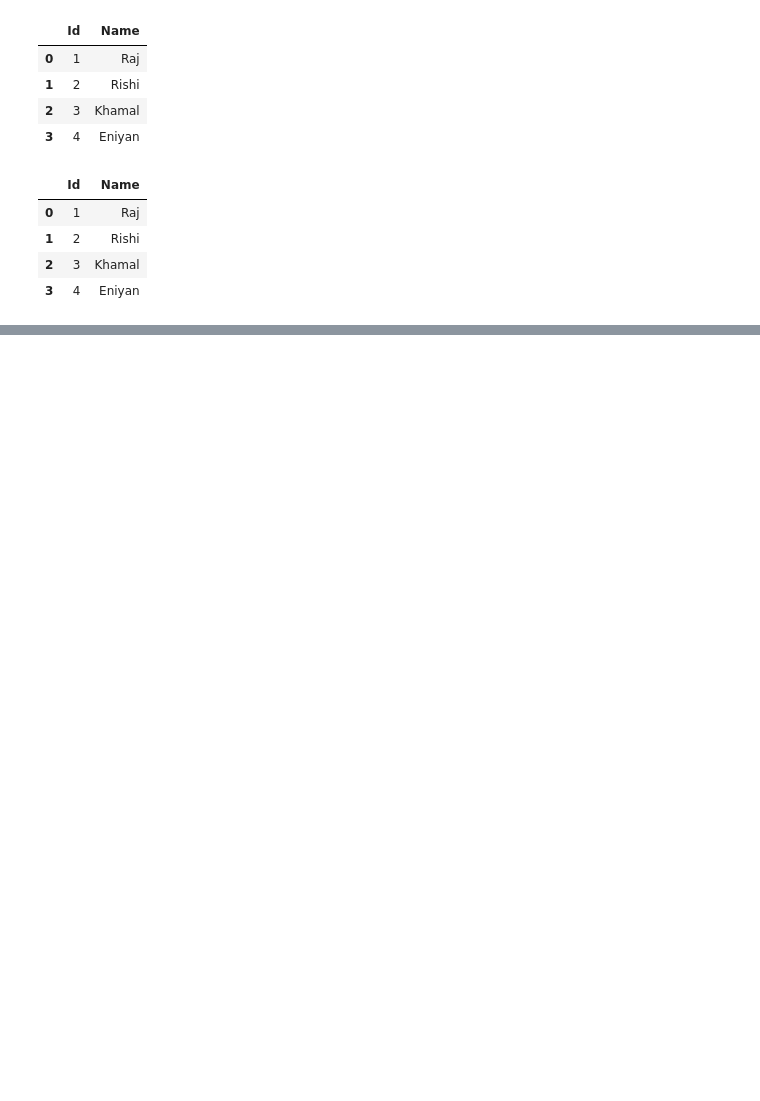
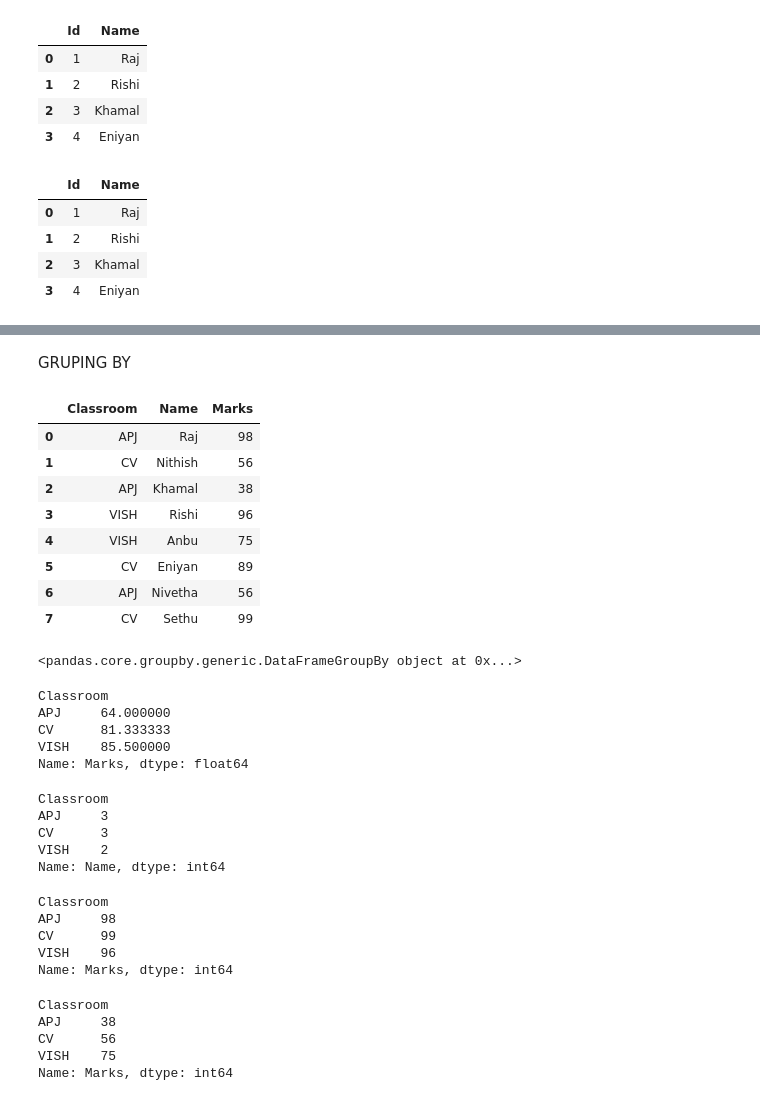
Before and after one commit to Nivetha1705/Practice-Data-Analytics, a Jupyter notebook: Python/Pandas(Travel dataset).ipynb, the cells around one changed output, grey strips where cells are left out. Drawn from its saved outputs; the diff is of its cells as text; code cells hidden in the pictures; blank space fills up the shorter version.

```diff
--- a/Python/Pandas(Travel dataset).ipynb
+++ b/Python/Pandas(Travel dataset).ipynb
@@ -896,0 +918,60 @@ df1
+# %% [markdown]
+GRUPING BY
+# %%
+data={"Classroom" : ["APJ","CV","APJ","VISH","VISH","CV","APJ","CV"],
+      "Name":["Raj","Nithish","Khamal","Rishi","Anbu","Eniyan","Nivetha","Sethu"],
+      "Marks" : [98,56,38,96,75,89,56,99]
+}
+df=pd.DataFrame(data)
+df
+# %% [output]
+|  | Classroom | Name | Marks |
+| 0 | APJ | Raj | 98 |
+| 1 | CV | Nithish | 56 |
+| 2 | APJ | Khamal | 38 |
+| 3 | VISH | Rishi | 96 |
+| 4 | VISH | Anbu | 75 |
+| 5 | CV | Eniyan | 89 |
+| 6 | APJ | Nivetha | 56 |
+| 7 | CV | Sethu | 99 |
+# %%
+group=df.groupby(by="Classroom")  #Here group by func creates a new object and then it groups bases on classroom column there. we have given group as reference, so that we can access using the reference.
+group
+# %% [output]
+<pandas.core.groupby.generic.DataFrameGroupBy object at 0x...>
+# %%
+data=group["Marks"].mean()
+data
+# %% [output]
+Classroom
+APJ     64.000000
+CV      81.333333
+VISH    85.500000
+Name: Marks, dtype: float64
+# %%
+data=group["Name"].count()
+data
+# %% [output]
+Classroom
+APJ     3
+CV      3
+VISH    2
+Name: Name, dtype: int64
+# %%
+data=group["Marks"].max()
+data
+# %% [output]
+Classroom
+APJ     98
+CV      99
+VISH    96
+Name: Marks, dtype: int64
+# %%
+data=group["Marks"].min()
+data
+# %% [output]
+Classroom
+APJ     38
+CV      56
+VISH    75
+Name: Marks, dtype: int64
```
Also changed, not shown: parts of 4 cells of this notebook, 1 other file.
